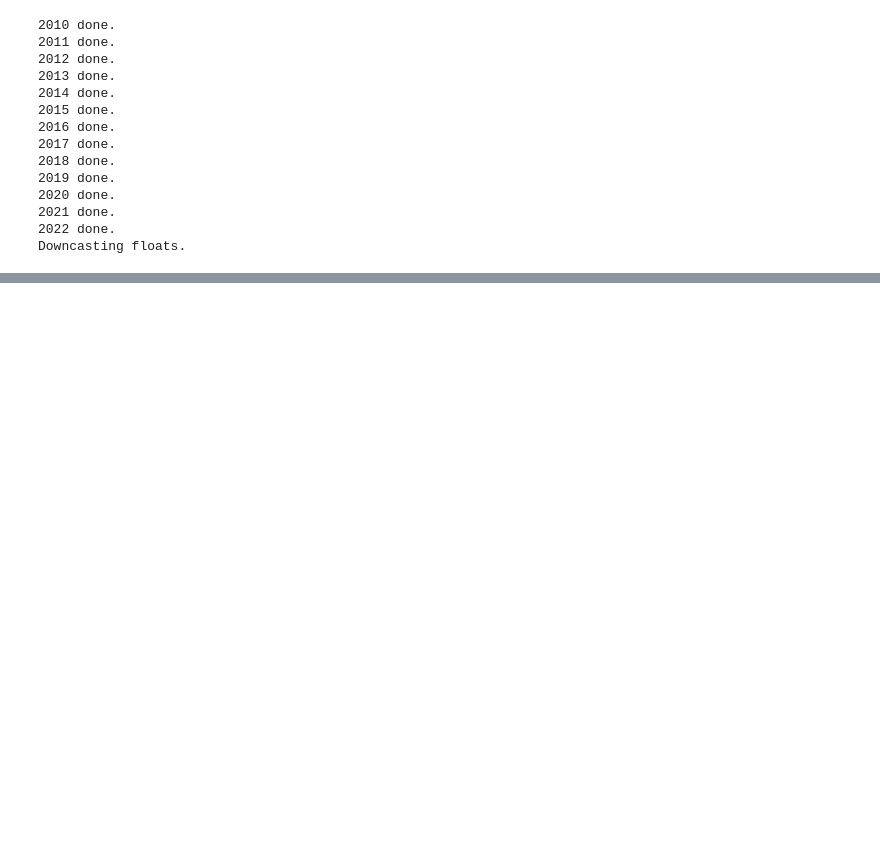
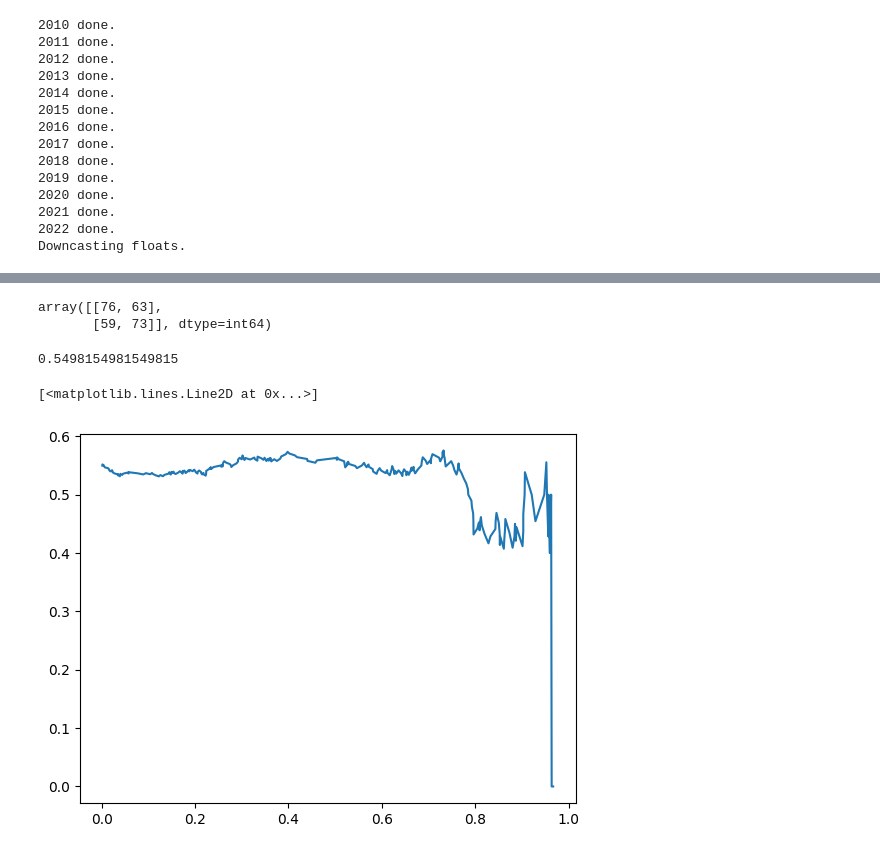
Before and after one commit to zachaustin01/sewer-nfl, a Jupyter notebook: models/pe1/notebooks/discovery.ipynb, the cells around one changed output, grey strips where cells are left out. Cells and saved outputs as stored; diff of their text form; code cells hidden in the pictures; blank space fills up the shorter version.

```diff
--- a/models/pe1/notebooks/discovery.ipynb
+++ b/models/pe1/notebooks/discovery.ipynb
@@ -69,2 +89,6 @@ X_train, X_test, y_train, y_test = train_test_split(X, y_transform, random_state
+# %%
+# Apply preprocessing
+X_train = full_processor.fit_transform(X_tr)
+X_test = full_processor.fit_transform(X_te)
 # %%
 # Create classification matrices
@@ -98,0 +127,16 @@ results
+# %%
+final_cl = xgb.XGBClassifier(
+    objective="binary:logistic"
+    )
+
+from sklearn.metrics import roc_auc_score
+
+final_cl.fit(
+    X_train,
+    y_train,
+    eval_set=[(X_test,y_test)],
+    eval_metric='auc',
+    verbose = True
+    )
+
+preds = final_cl.predict(X_test)
@@ -98,0 +178,33 @@ results
+# %%
+from sklearn.metrics import confusion_matrix
+y_true = np.array([x[0] for x in y_test])
+y_pred = preds
+confusion_matrix(y_true, y_pred)
+# %% [output]
+array([[76, 63],
+       [59, 73]], dtype=int64)
+# %%
+accuracy_score(y_true,y_pred)
+# %% [output]
+0.5498154981549815
+# %%
+
+from matplotlib import pyplot as plt
+pred_probs = final_cl.predict_proba(X_test)
+conf = [0.5 - x[0] if x[0] < 0.5 else x[0] for x in pred_probs]
+x = pd.DataFrame({
+    'conf':conf,
+    'pred':preds,
+    'true':y_true
+}).sort_values(['conf'],ascending=False)
+x['correct'] = x.apply(lambda s : 1 if s['pred'] == s['true'] else 0, axis=1)
+
+x['total_correct'] = x['correct'].cumsum()
+n = np.array(range(len(x))) + 1
+x['n'] = n
+x['hr'] = x['total_correct'] / x['n']
+
+plt.plot(x['conf'],x['hr'])
+# %% [output]
+[<matplotlib.lines.Line2D at 0x...>]
+[figure, added]
```
Also changed, not shown: parts of 25 cells of this notebook, 2 other files.
